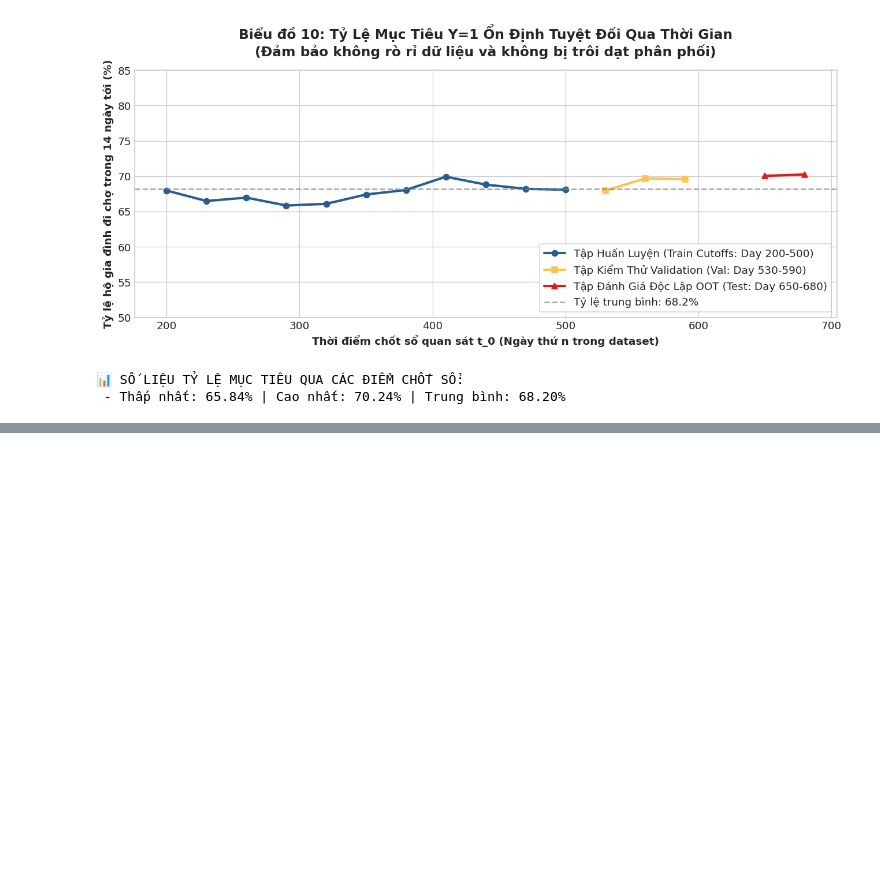
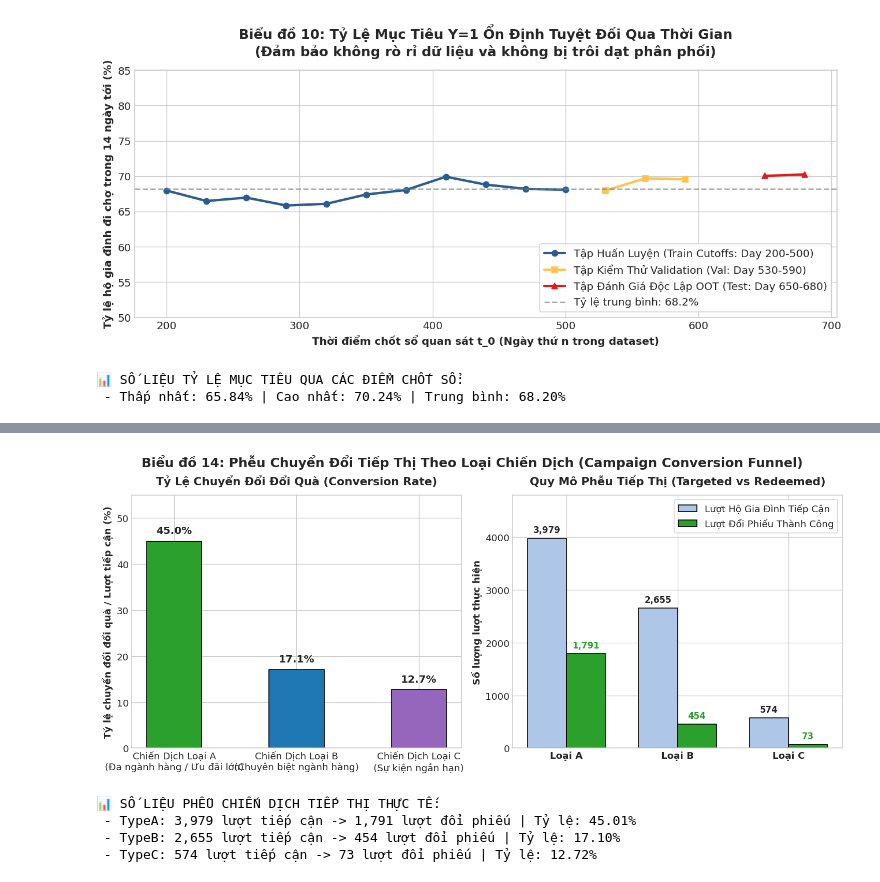
Before and after one commit to kien3007/purchasing-propensity-model, a Jupyter notebook: notebooks/01_eda_and_data_quality.ipynb, the cells around one changed output, grey strips where cells are left out. Drawn from its saved outputs; the diff is of its cells as text; code cells hidden in the pictures; blank space fills up the shorter version.

```diff
--- a/notebooks/01_eda_and_data_quality.ipynb
+++ b/notebooks/01_eda_and_data_quality.ipynb
@@ -200,7 +205,7 @@ baskets['day_of_week'] = baskets['DAY'] % 7
 dow_names = {1: 'Thứ 2', 2: 'Thứ 3', 3: 'Thứ 4', 4: 'Thứ 5', 5: 'Thứ 6', 6: 'Thứ 7', 0: 'Chủ Nhật'}
 baskets['dow_label'] = baskets['day_of_week'].map(dow_names)
 
-dow_stats = baskets.groupby('dow_label').agg(
+dow_stats = baskets.groupby('dow_label', observed=False).agg(
     total_baskets=('BASKET_ID', 'count'),
     total_spend=('basket_spend', 'sum'),
     avg_spend=('basket_spend', 'mean')
@@ -499,0 +739,73 @@ print(f" - Thấp nhất: {min(cutoff_rates):.2f}% | Cao nhất: {max(cutoff_rat
+# %%
+# 4. Phân tích phễu chuyển đổi tiếp thị theo loại chiến dịch (Campaign Type A, B, C)
+camp_targeted = df_camp.groupby('DESCRIPTION')['household_key'].count()
+camp_hh_targeted = df_camp.groupby('DESCRIPTION')['household_key'].nunique()
+
+# Gán loại chiến dịch cho lượt đổi coupon
+m_red = df_redempt.merge(df_camp_desc[['CAMPAIGN', 'DESCRIPTION']], on='CAMPAIGN', how='inner')
+camp_redemptions = m_red.groupby('DESCRIPTION')['household_key'].count()
+camp_hh_redeemed = m_red.groupby('DESCRIPTION')['household_key'].nunique()
+
+camp_stats = pd.DataFrame({
+    'targeted_assignments': camp_targeted,
+    'redemption_events': camp_redemptions,
+    'hh_targeted': camp_hh_targeted,
+    'hh_redeemed': camp_hh_redeemed
+}).fillna(0)
+
+camp_stats['conversion_rate'] = (camp_stats['redemption_events'] / camp_stats['targeted_assignments']) * 100
+camp_stats['hh_conversion_rate'] = (camp_stats['hh_redeemed'] / camp_stats['hh_targeted']) * 100
+
+types = ['TypeA', 'TypeB', 'TypeC']
+type_labels = ['Chiến Dịch Loại A\n(Đa ngành hàng / Ưu đãi lớn)', 'Chiến Dịch Loại B\n(Chuyên biệt ngành hàng)', 'Chiến Dịch Loại C\n(Sự kiện ngắn hạn)']
+conv_rates = [camp_stats.loc[t, 'conversion_rate'] for t in types]
+targeted_counts = [camp_stats.loc[t, 'targeted_assignments'] for t in types]
+redeemed_counts = [camp_stats.loc[t, 'redemption_events'] for t in types]
+
+fig, (ax1, ax2) = plt.subplots(1, 2, figsize=(12, 5.2), constrained_layout=True)
+
+# Subplot 1: Tỷ lệ chuyển đổi đổi quà (%)
+colors = ['#2ca02c', '#1f77b4', '#9467bd']
+bars1 = ax1.bar(type_labels, conv_rates, color=colors, edgecolor='black', width=0.45)
+ax1.set_ylabel('Tỷ lệ chuyển đổi đổi quà / Lượt tiếp cận (%)', fontweight='bold')
+ax1.set_title('Tỷ Lệ Chuyển Đổi Đổi Quà (Conversion Rate)', fontweight='bold', fontsize=13, pad=12)
+ax1.set_ylim(0, 55)
+
+for bar in bars1:
+    yval = bar.get_height()
+    ax1.text(bar.get_x() + bar.get_width()/2.0, yval + 1.2, f'{yval:.1f}%', ha='center', va='bottom', fontweight='bold', fontsize=12)
+
+# Subplot 2: Quy mô phễu (Số lượt tiếp cận vs Số lượt đổi thành công)
+x = np.arange(len(types))
+width = 0.35
+bars2_t = ax2.bar(x - width/2, targeted_counts, width, label='Lượt Hộ Gia Đình Tiếp Cận', color='#aec7e8', edgecolor='black')
+bars2_r = ax2.bar(x + width/2, redeemed_counts, width, label='Lượt Đổi Phiếu Thành Công', color='#2ca02c', edgecolor='black')
+
+ax2.set_xticks(x)
+ax2.set_xticklabels(['Loại A', 'Loại B', 'Loại C'], fontweight='bold', fontsize=11)
+ax2.set_ylabel('Số lượng lượt thực hiện', fontweight='bold')
+ax2.set_title('Quy Mô Phễu Tiếp Thị (Targeted vs Redeemed)', fontweight='bold', fontsize=13, pad=12)
+ax2.set_ylim(0, 4800)
+ax2.legend(loc='upper right', frameon=True, facecolor='white')
+
+for bar in bars2_t:
+    yval = bar.get_height()
+    ax2.text(bar.get_x() + bar.get_width()/2.0, yval + 70, f'{int(yval):,}', ha='center', va='bottom', fontweight='bold', fontsize=10)
+
+for bar in bars2_r:
+    yval = bar.get_height()
+    ax2.text(bar.get_x() + bar.get_width()/2.0, yval + 70, f'{int(yval):,}', ha='center', va='bottom', fontweight='bold', fontsize=10, color='#2ca02c')
+
+fig.suptitle('Biểu đồ 14: Phễu Chuyển Đổi Tiếp Thị Theo Loại Chiến Dịch (Campaign Conversion Funnel)', fontsize=15, fontweight='bold')
+plt.savefig(FIG_DIR / '22_campaign_type_conversion_funnel.png', dpi=150)
+plt.show()
+
+print("📊 SỐ LIỆU PHỄU CHIẾN DỊCH TIẾP THỊ THỰC TẾ:")
+for t in types:
+    print(f" - {t}: {camp_stats.loc[t, 'targeted_assignments']:,} lượt tiếp cận -> {camp_stats.loc[t, 'redemption_events']:,} lượt đổi phiếu | Tỷ lệ: {camp_stats.loc[t, 'conversion_rate']:.2f}%")
+# %% [output]
+[figure, added]
+📊 SỐ LIỆU PHỄU CHIẾN DỊCH TIẾP THỊ THỰC TẾ:
+ - TypeA: 3,979 lượt tiếp cận -> 1,791 lượt đổi phiếu | Tỷ lệ: 45.01%
+ - TypeB: 2,655 lượt tiếp cận -> 454 lượt đổi phiếu | Tỷ lệ: 17.10%
+ - TypeC: 574 lượt tiếp cận -> 73 lượt đổi phiếu | Tỷ lệ: 12.72%
```
Also changed, not shown: parts of 14 cells of this notebook, 10 other files.
